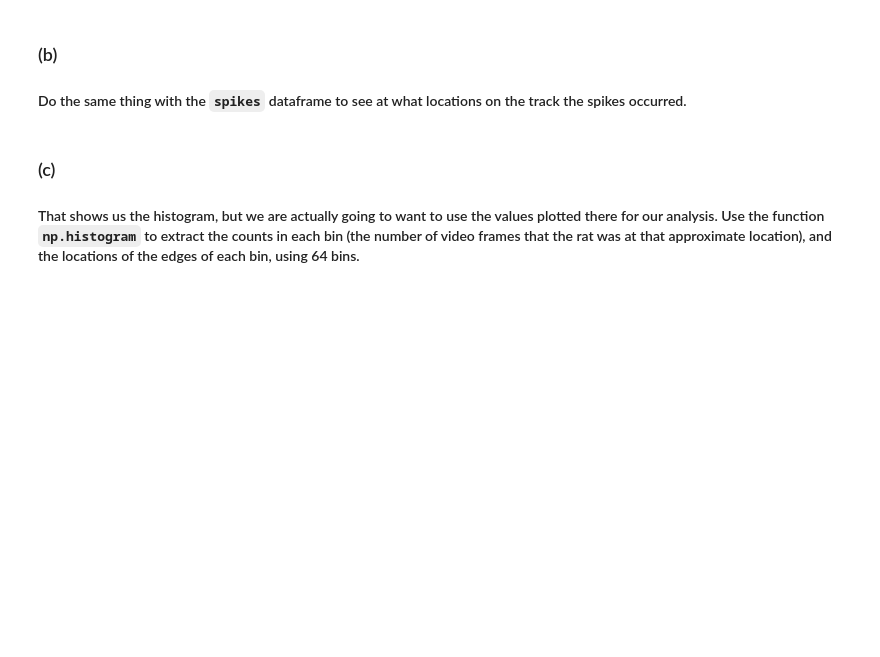
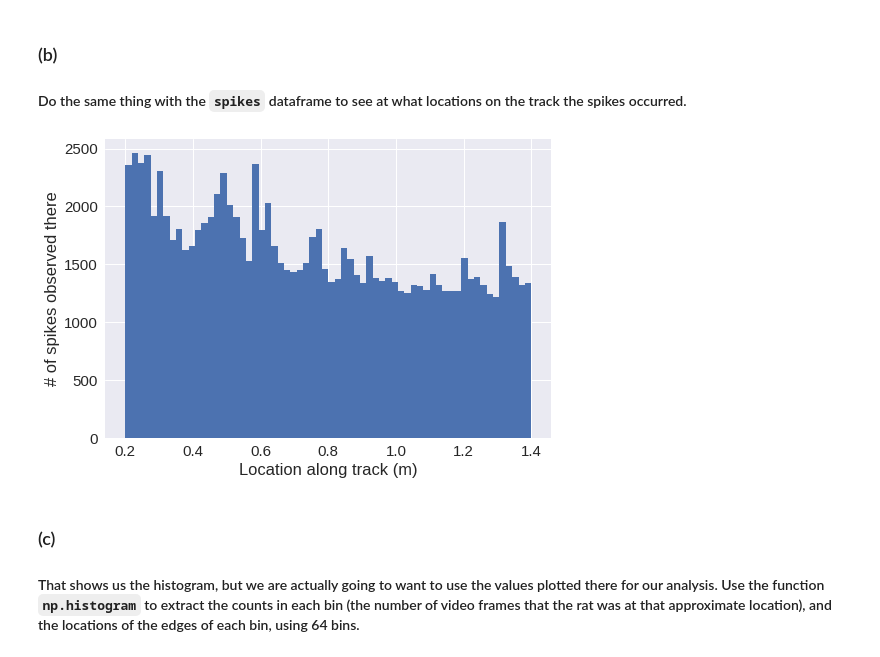
Before and after one commit to jatchison13/neuro-data-analysis-course, a Jupyter notebook: Blake_neural_coding_exercises_213.ipynb, the cells around one changed output. Cells and saved outputs as stored; diff of their text form; code cells hidden in the pictures; blank space fills up the shorter version.

```diff
--- a/Blake_neural_coding_exercises_213.ipynb
+++ b/Blake_neural_coding_exercises_213.ipynb
@@ -82,9 +82,11 @@ plt.ylabel('# of samples that animal\nwas present there');
 ### (b)
 #### Do the same thing with the `spikes` dataframe to see at what locations on the track the spikes occurred.
 # %%
-spikes...
+spikegram = spikes['d'].hist(bins=64)
 plt.xlabel('Location along track (m)')
 plt.ylabel('# of spikes observed there');
+# %% [output]
+[figure, added]
 # %% [markdown]
 ### (c)
 #### That shows us the histogram, but we are actually going to want to use the values plotted there for our analysis.  Use the function `np.histogram` to extract the counts in each bin (the number of video frames that the rat was at that approximate location), and the locations of the edges of each bin, using 64 bins.
```
Also changed, not shown: parts of 6 cells of this notebook.
